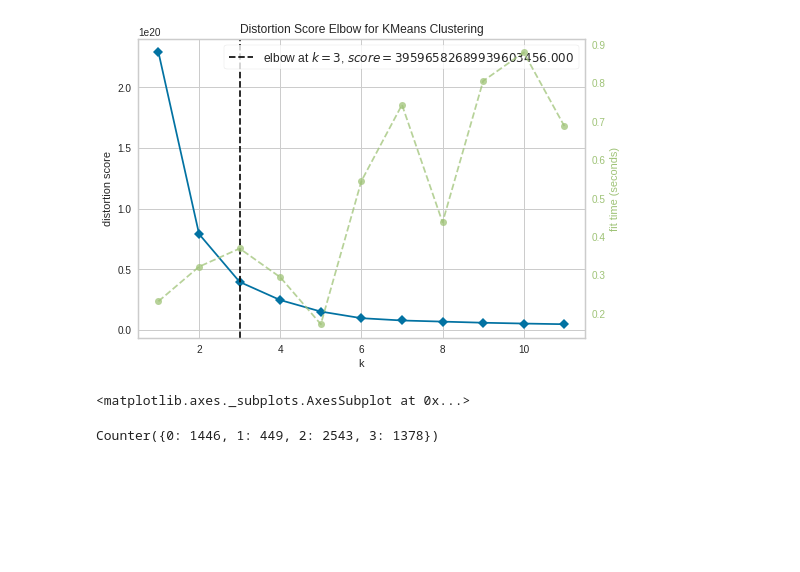
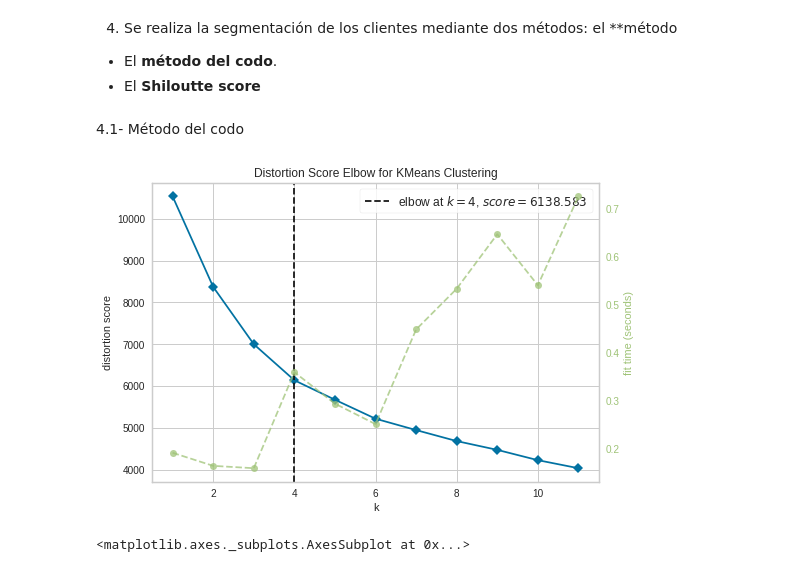
Before and after one commit to llunasanz/data-project-3, a Jupyter notebook: clustering/notebooks/Clustering.ipynb, the cells around one changed output. Cells and saved outputs as stored; diff of their text form; code cells hidden in the pictures; blank space fills up the shorter version.

Commit message:
Last version clustering

```diff
--- a/clustering/notebooks/Clustering.ipynb
+++ b/clustering/notebooks/Clustering.ipynb
@@ -3,10 +9,10 @@ Merge de los archivos
 # %%
-#iMPORTAR ARCHIVOS
 import pandas as pd
 import numpy as np
 import matplotlib.pyplot as plt
 from sklearn.cluster import KMeans
 from sklearn import datasets
-df_demograficos = pd.read_csv("/content/datosdemograficos_limpio.csv", sep=',', decimal='.')
-df_perfomance = pd.read_csv("/content/performancelimpio.csv", sep=',', decimal='.')
-df_previous = pd.read_csv("/content/previous_loan_limpio.csv", sep=',', decimal='.')
+
+url_demo = 'https://raw.githubusercontent.com/llunasanz/data-project-3/main/clustering/files/datosdemograficos_limpio.csv'
+url_perf = 'https://raw.githubusercontent.com/llunasanz/data-project-3/main/clustering/files/performancelimpio.csv'
+url_prev = 'https://raw.githubusercontent.com/llunasanz/data-project-3/main/clustering/files/previous_loan_limpio.csv'
@@ -31,0 +19,9 @@ df
+# %%
+df_demo = pd.read_csv(url_demo)
+df_perf = pd.read_csv(url_perf)
+df_prev = pd.read_csv(url_prev)
+
+df = pd.merge(df_demo, df_perf,on='customerid')
+df = pd.merge(df, df_prev,on='customerid')
+pd.set_option('display.max_columns', None)
+df.head()
@@ -33,0 +41,10 @@ df.drop(['customerid'], axis=1, inplace = True)
+# %%
+#%% Se normalizan los datos con MinMax()
+import pandas as pd
+from sklearn import preprocessing
+from sklearn.cluster import KMeans
+import matplotlib.pyplot as plt
+
+min_max_scaler = preprocessing.MinMaxScaler()
+df_escalado = min_max_scaler.fit_transform(df)
+df_escalado = pd.DataFrame(df_escalado) # Hay que convertir a DF el resultado.
@@ -34,8 +67,15 @@ df.drop(['customerid'], axis=1, inplace = True)
+# %% [markdown]
+4. Se realiza la segmentación de los clientes mediante dos métodos: el **método
+
+*   El **método del codo**.
+*   El **Shiloutte score**
+# %% [markdown]
+4.1- Método del codo
 # %%
 from yellowbrick.cluster import KElbowVisualizer
 model = KMeans()
-visualizer = KElbowVisualizer(model, k=(1,12)).fit(df)
+visualizer = KElbowVisualizer(model, k=(1,12)).fit(df_escalado)
 visualizer.show()
 # %% [output]
-[figure, old version]
+[figure, new version]
 <matplotlib.axes._subplots.AxesSubplot at 0x...>
@@ -45,5 +81,0 @@ kmeans = KMeans(n_clusters=4, init='k-means++', random_state=0).fit(df)
-# %%
-from collections import Counter
-Counter(kmeans.labels_)
-# %% [output]
-Counter({0: 1446, 1: 449, 2: 2543, 3: 1378})
```
Also changed, not shown: parts of 27 cells of this notebook.
